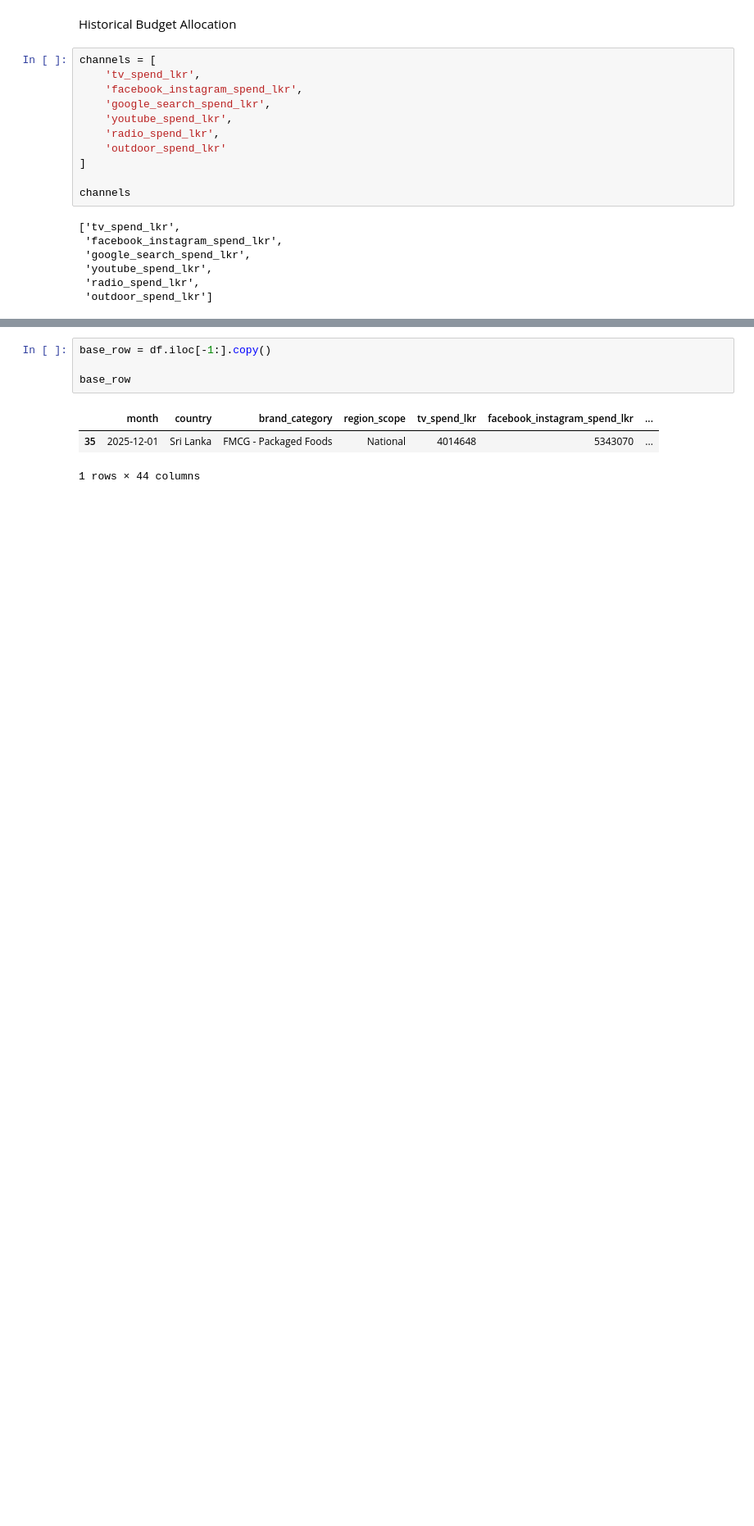
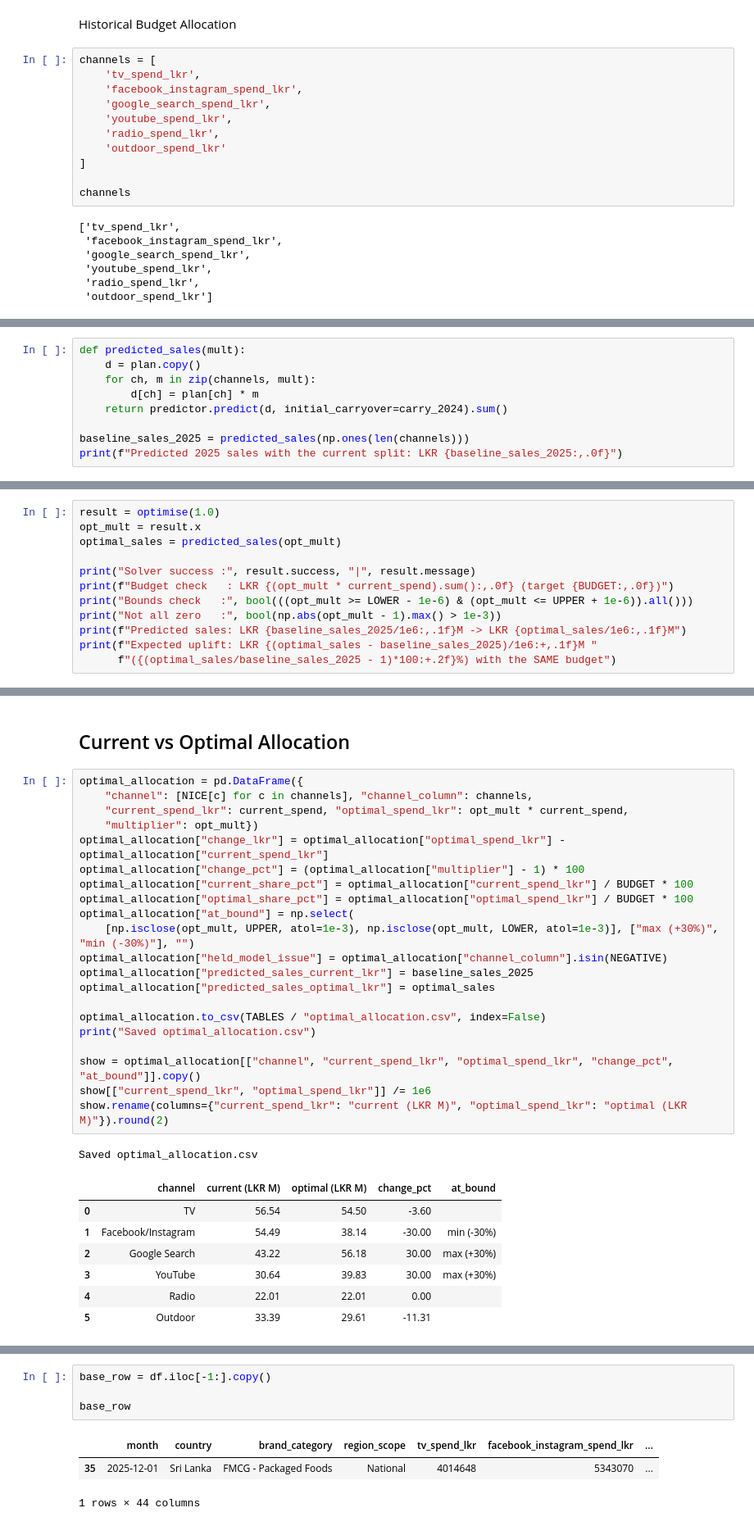
Before and after one commit to IBL11/mmm-budget-optimization, a Jupyter notebook: notebooks/07_budget_optimisation.ipynb, the cells around one changed output, grey strips where cells are left out. Shown at 82% size. Drawn from its saved outputs; the diff is of its cells as text; blank space fills up the shorter version.

```diff
--- a/notebooks/07_budget_optimisation.ipynb
+++ b/notebooks/07_budget_optimisation.ipynb
@@ -77,0 +110,9 @@ The total historical advertising spend is used as the available budget for optim
+# %%
+def predicted_sales(mult):
+    d = plan.copy()
+    for ch, m in zip(channels, mult):
+        d[ch] = plan[ch] * m
+    return predictor.predict(d, initial_carryover=carry_2024).sum()
+
+baseline_sales_2025 = predicted_sales(np.ones(len(channels)))
+print(f"Predicted 2025 sales with the current split: LKR {baseline_sales_2025:,.0f}")
@@ -77,0 +149,12 @@ The total historical advertising spend is used as the available budget for optim
+# %%
+result = optimise(1.0)
+opt_mult = result.x
+optimal_sales = predicted_sales(opt_mult)
+
+print("Solver success :", result.success, "|", result.message)
+print(f"Budget check   : LKR {(opt_mult * current_spend).sum():,.0f} (target {BUDGET:,.0f})")
+print("Bounds check   :", bool(((opt_mult >= LOWER - 1e-6) & (opt_mult <= UPPER + 1e-6)).all()))
+print("Not all zero   :", bool(np.abs(opt_mult - 1).max() > 1e-3))
+print(f"Predicted sales: LKR {baseline_sales_2025/1e6:,.1f}M -> LKR {optimal_sales/1e6:,.1f}M")
+print(f"Expected uplift: LKR {(optimal_sales - baseline_sales_2025)/1e6:+,.1f}M "
+      f"({(optimal_sales/baseline_sales_2025 - 1)*100:+.2f}%) with the SAME budget")
@@ -77,0 +185,32 @@ The total historical advertising spend is used as the available budget for optim
+# %% [markdown]
+## Current vs Optimal Allocation
+# %%
+optimal_allocation = pd.DataFrame({
+    "channel": [NICE[c] for c in channels], "channel_column": channels,
+    "current_spend_lkr": current_spend, "optimal_spend_lkr": opt_mult * current_spend,
+    "multiplier": opt_mult})
+optimal_allocation["change_lkr"] = optimal_allocation["optimal_spend_lkr"] - optimal_allocation["current_spend_lkr"]
+optimal_allocation["change_pct"] = (optimal_allocation["multiplier"] - 1) * 100
+optimal_allocation["current_share_pct"] = optimal_allocation["current_spend_lkr"] / BUDGET * 100
+optimal_allocation["optimal_share_pct"] = optimal_allocation["optimal_spend_lkr"] / BUDGET * 100
+optimal_allocation["at_bound"] = np.select(
+    [np.isclose(opt_mult, UPPER, atol=1e-3), np.isclose(opt_mult, LOWER, atol=1e-3)], ["max (+30%)", "min (-30%)"], "")
+optimal_allocation["held_model_issue"] = optimal_allocation["channel_column"].isin(NEGATIVE)
+optimal_allocation["predicted_sales_current_lkr"] = baseline_sales_2025
+optimal_allocation["predicted_sales_optimal_lkr"] = optimal_sales
+
+optimal_allocation.to_csv(TABLES / "optimal_allocation.csv", index=False)
+print("Saved optimal_allocation.csv")
+
+show = optimal_allocation[["channel", "current_spend_lkr", "optimal_spend_lkr", "change_pct", "at_bound"]].copy()
+show[["current_spend_lkr", "optimal_spend_lkr"]] /= 1e6
+show.rename(columns={"current_spend_lkr": "current (LKR M)", "optimal_spend_lkr": "optimal (LKR M)"}).round(2)
+# %% [output]
+Saved optimal_allocation.csv
+|  | channel | current (LKR M) | optimal (LKR M) | change_pct | at_bound |
+| 0 | TV | 56.54 | 54.50 | -3.60 |  |
+| 1 | Facebook/Instagram | 54.49 | 38.14 | -30.00 | min (-30%) |
+| 2 | Google Search | 43.22 | 56.18 | 30.00 | max (+30%) |
+| 3 | YouTube | 30.64 | 39.83 | 30.00 | max (+30%) |
+| 4 | Radio | 22.01 | 22.01 | 0.00 |  |
+| 5 | Outdoor | 33.39 | 29.61 | -11.31 |  |
```
Also changed, not shown: parts of 25 cells of this notebook, 14 other files.
